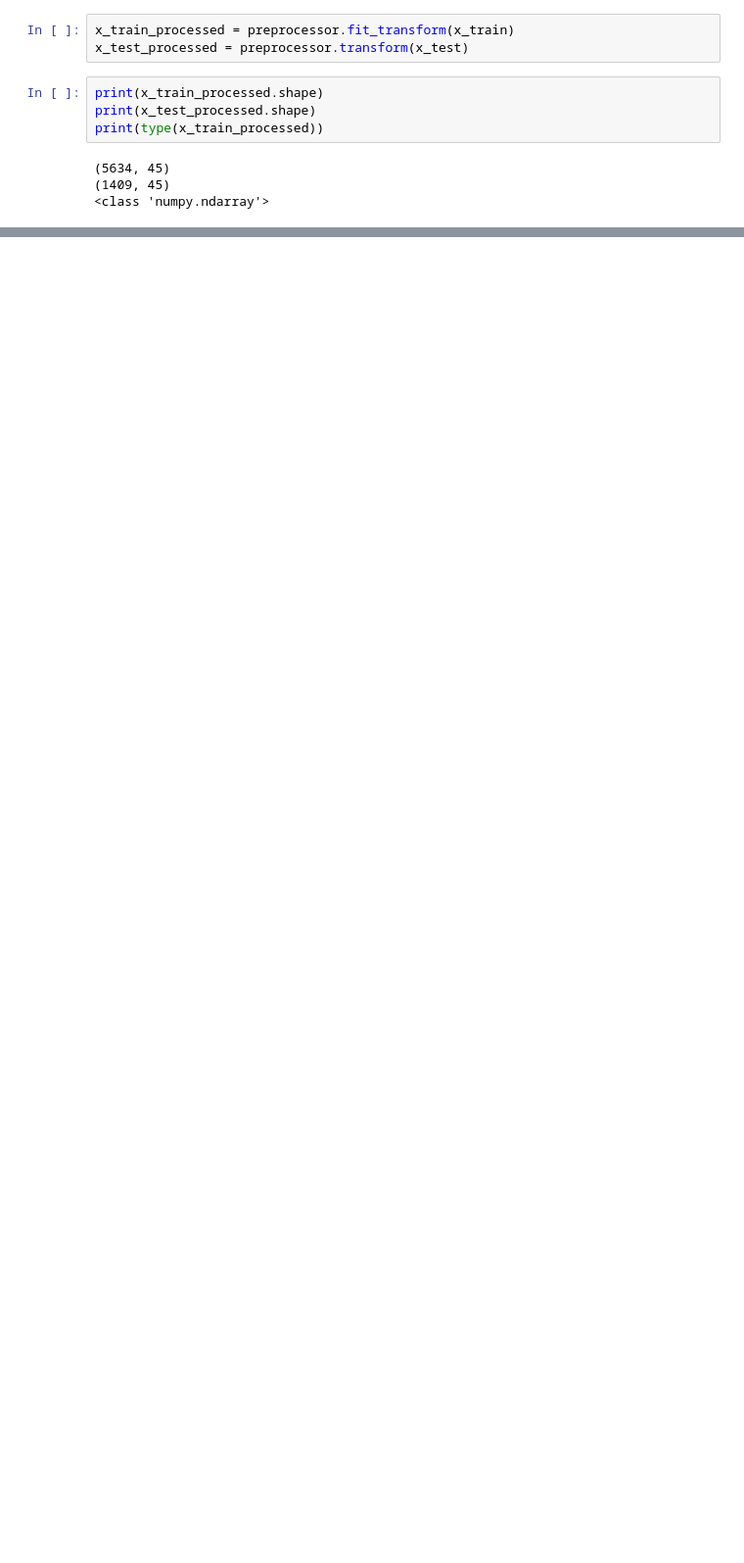
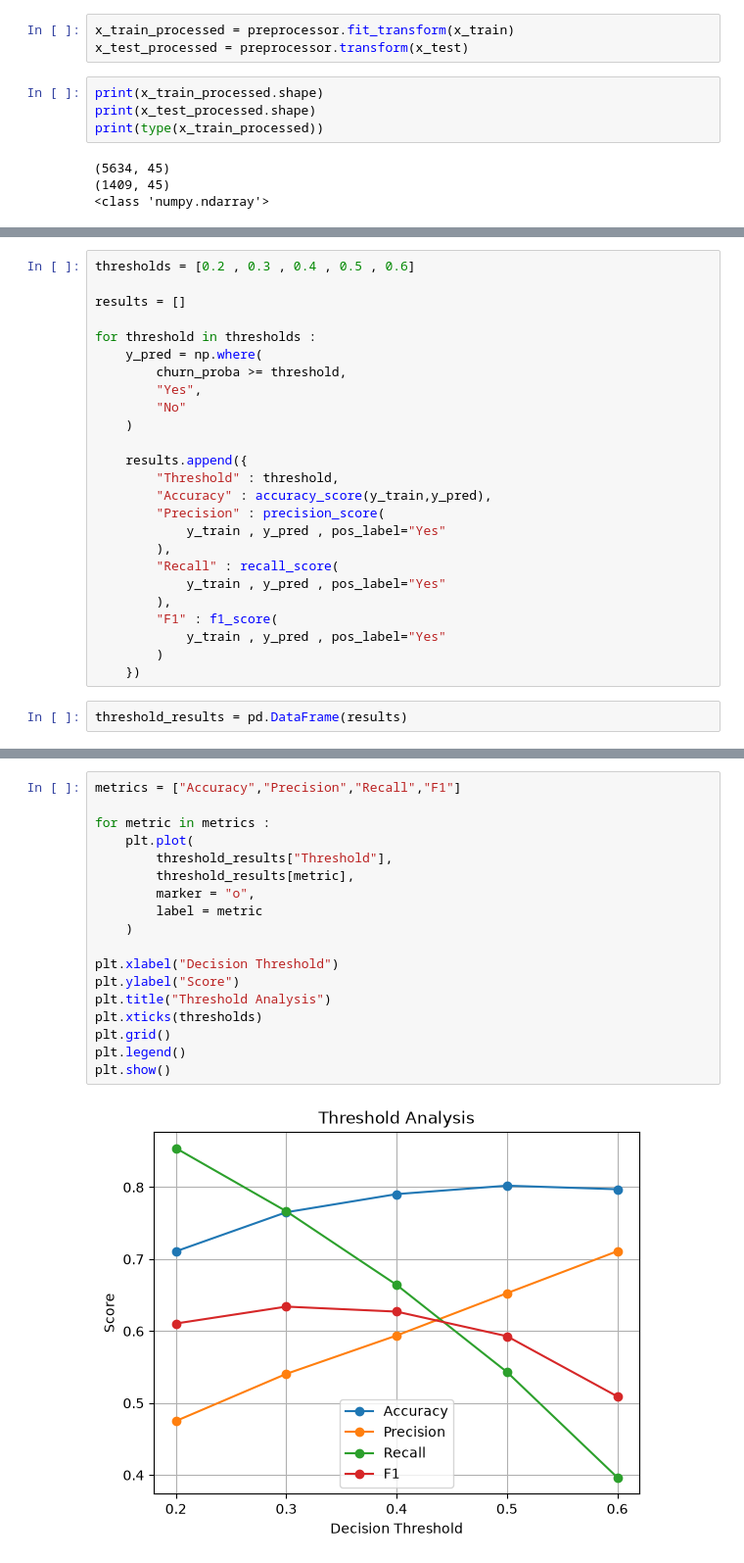
Before and after one commit to Maaahdi-Mohseni/customer-intelligence-platform, a Jupyter notebook: notebooks/01_data_exploration.ipynb, the cells around one changed output, grey strips where cells are left out. Shown at 98% size. Saved outputs shown, nothing was run; the diff lists cells and outputs as text; blank space fills up the shorter version.

```diff
--- a/notebooks/01_data_exploration.ipynb
+++ b/notebooks/01_data_exploration.ipynb
@@ -353,0 +483,27 @@ print(type(x_train_processed))
+# %%
+thresholds = [0.2 , 0.3 , 0.4 , 0.5 , 0.6]
+
+results = []
+
+for threshold in thresholds :
+    y_pred = np.where(
+        churn_proba >= threshold,
+        "Yes",
+        "No"
+    )
+
+    results.append({
+        "Threshold" : threshold,
+        "Accuracy" : accuracy_score(y_train,y_pred),
+        "Precision" : precision_score(
+            y_train , y_pred , pos_label="Yes"
+        ),
+        "Recall" : recall_score(
+            y_train , y_pred , pos_label="Yes"
+        ),
+        "F1" : f1_score(
+            y_train , y_pred , pos_label="Yes"
+        )
+    })
+# %%
+threshold_results = pd.DataFrame(results)
@@ -353,0 +519,20 @@ print(type(x_train_processed))
+# %%
+metrics = ["Accuracy","Precision","Recall","F1"]
+
+for metric in metrics :
+    plt.plot(
+        threshold_results["Threshold"],
+        threshold_results[metric],
+        marker = "o",
+        label = metric
+    )
+
+plt.xlabel("Decision Threshold")
+plt.ylabel("Score")
+plt.title("Threshold Analysis")
+plt.xticks(thresholds)
+plt.grid()
+plt.legend()
+plt.show()
+# %% [output]
+[figure, added]
```
Also changed, not shown: parts of 36 cells of this notebook, 2 other files.
